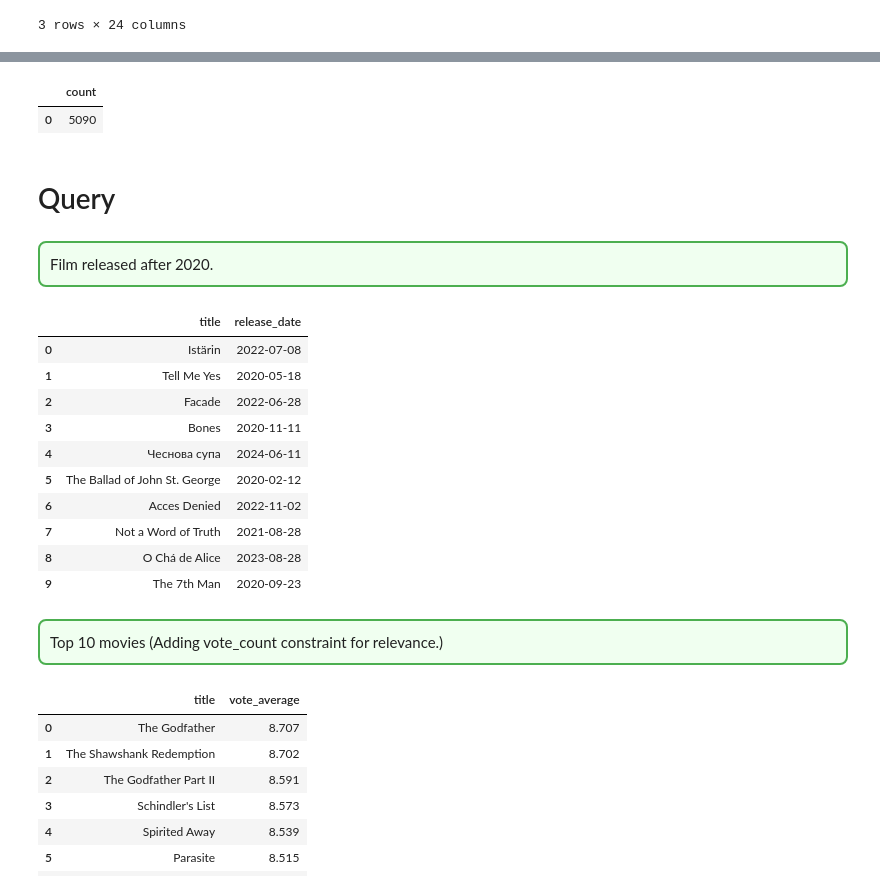
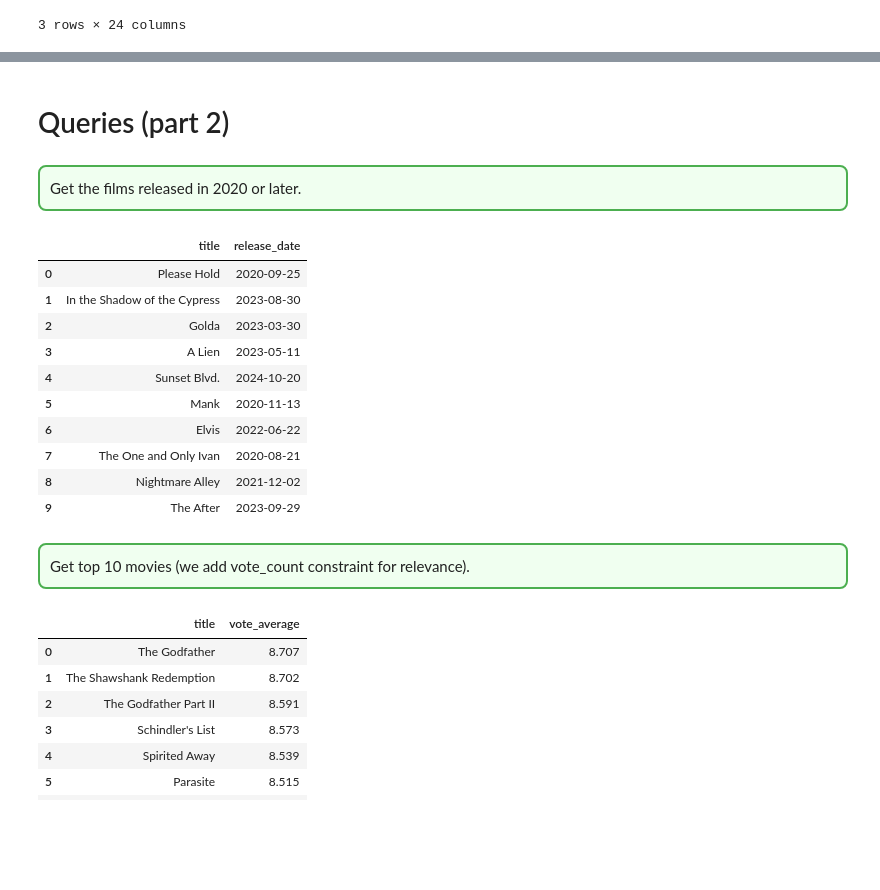
Before and after one commit to Danila-Pechenev/databases_project, a Jupyter notebook: db_project.ipynb, the cells around one changed output, grey strips where cells are left out. Drawn from its saved outputs; the diff is of its cells as text; code cells hidden in the pictures; blank space fills up the shorter version.

```diff
--- a/db_project.ipynb
+++ b/db_project.ipynb
@@ -683,16 +721,11 @@ Looking at the title in double, deleting doublon with the same title and year
 </div>
 # %%
-lowtitles = films['title'].str.lower()
+# Count the number of duplicate
+films['low_title'] = films['title'].str.lower()
+nb_duplicate = films.duplicated(subset=['low_title', 'release_date']).sum()
 
-# Count the number of double
-nb_doublons = lowtitles.duplicated().sum()
-print(f"Amount of double : {nb_doublons}")
+print(f"The total number of films that share the same title and release year: {nb_duplicate}")
 
-films['low_title'] = films['title'].str.lower()
-nb_doublons = films.duplicated(subset=['low_title', 'release_date']).sum()
-
-print(f"Total amount of movie with the same name and same year of released (double) : {nb_doublons}")
-
-film = films.drop_duplicates(subset=['low_title', 'release_date'], keep='first').copy()
-film.shape
+films.drop_duplicates(subset=['low_title', 'release_date'], keep='first', inplace=True)
+films.shape
 # %% [output]
@@ -705,9 +737,5 @@ Deleting movie not already released, because they can't be in the oscar.
 </div>
 # %%
-from datetime import datetime
-film['release_date'] = pd.to_datetime(film['release_date'], errors='coerce')
-
-# 1. Deleting movie with missing date.
-film = film.dropna(subset=['release_date'])
-film.shape
+films = films.dropna(subset=['release_date'])
+films.shape
 # %% [output]
@@ -933,6 +903 @@ df_sample
-# %%
-run_query("select count(*) from film;")
-# %% [output]
-|  | count |
-| 0 | 5090 |
 # %%
@@ -948,25 +911,30 @@ with engine.begin() as conn:
 # %% [markdown]
-# Query
+# Queries (part 2)
 # %% [markdown]
 <div style="border: 2px solid #4CAF50; padding: 10px; border-radius: 8px; background-color:#f0fff0">
-Film released after 2020.
+Get the films released in 2020 or later.
 </div>
 # %%
-run_query("select title, release_date from film where release_date > '2020-01-01' LIMIT 10;")
+run_query("""
+SELECT title, release_date
+FROM film
+WHERE release_date >= '2020-01-01'
+LIMIT 10;
+""")
 # %% [output]
 |  | title | release_date |
-| 0 | Istärin | 2022-07-08 |
-| 1 | Tell Me Yes | 2020-05-18 |
-| 2 | Facade | 2022-06-28 |
-| 3 | Bones | 2020-11-11 |
-| 4 | Чеснова супа | 2024-06-11 |
-| 5 | The Ballad of John St. George | 2020-02-12 |
-| 6 | Acces Denied | 2022-11-02 |
-| 7 | Not a Word of Truth | 2021-08-28 |
-| 8 | O Chá de Alice | 2023-08-28 |
-| 9 | The 7th Man | 2020-09-23 |
+| 0 | Please Hold | 2020-09-25 |
+| 1 | In the Shadow of the Cypress | 2023-08-30 |
+| 2 | Golda | 2023-03-30 |
+| 3 | A Lien | 2023-05-11 |
+| 4 | Sunset Blvd. | 2024-10-20 |
+| 5 | Mank | 2020-11-13 |
+| 6 | Elvis | 2022-06-22 |
+| 7 | The One and Only Ivan | 2020-08-21 |
+| 8 | Nightmare Alley | 2021-12-02 |
+| 9 | The After | 2023-09-29 |
 # %% [markdown]
 <div style="border: 2px solid #4CAF50; padding: 10px; border-radius: 8px; background-color:#f0fff0">
-Top 10 movies (Adding vote_count constraint for relevance.)
+Get top 10 movies (we add vote_count constraint for relevance).
 </div>
 # %%
```
Also changed, not shown: parts of 86 cells of this notebook, 1 other file.
